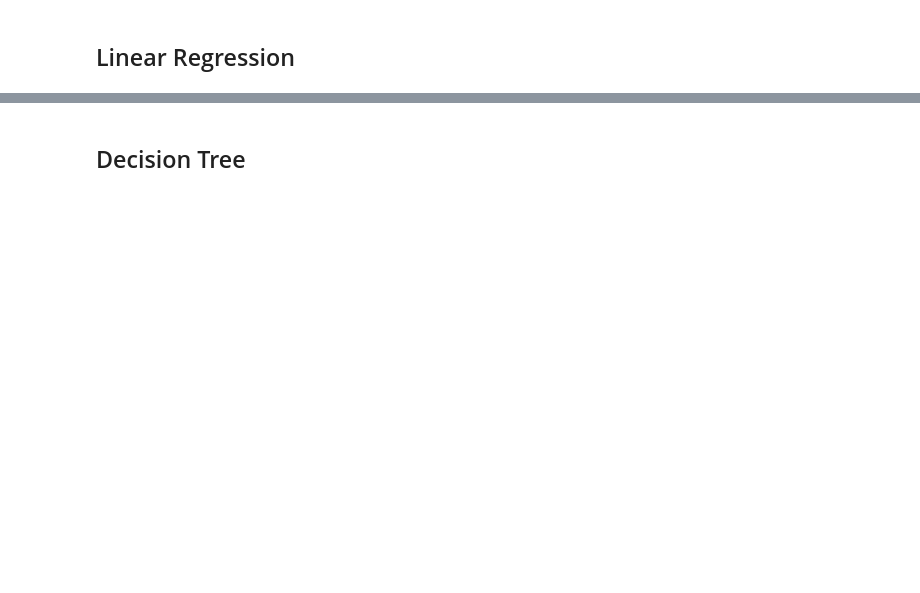
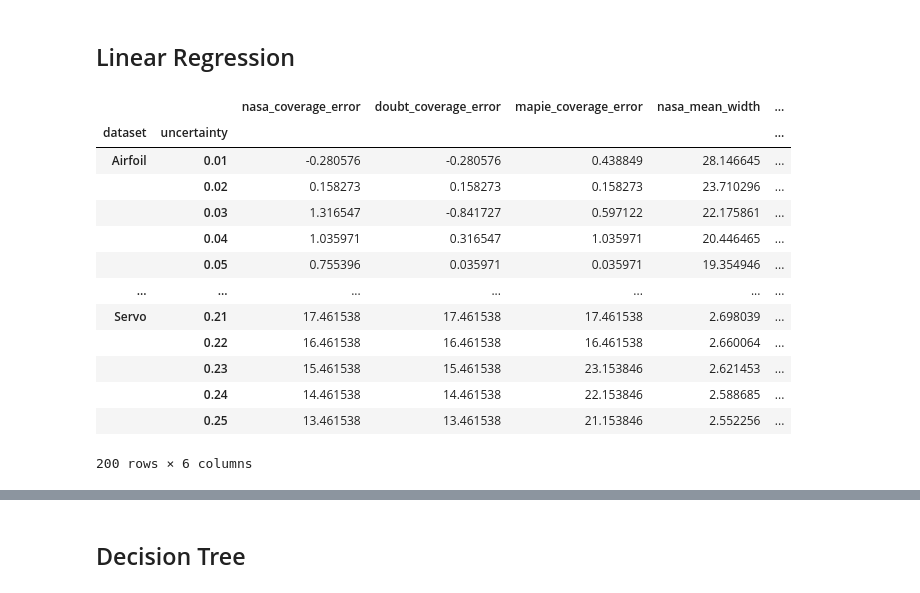
Before and after one commit to cmougan/MonitoringUncertainty, a Jupyter notebook: uncertaintyExperiments.ipynb, the cells around one changed output, grey strips where cells are left out. Saved outputs shown, nothing was run; the diff lists cells and outputs as text; code cells hidden in the pictures; blank space fills up the shorter version.

Commit message:
feat: Update uncertainty experiments

```diff
--- a/uncertaintyExperiments.ipynb
+++ b/uncertaintyExperiments.ipynb
@@ -95,7 +95,7 @@ dataset_classes = [
 
 for dataset_class in dataset_classes:
     dataset = dataset_class()
-    dataset._data = dataset._data.sample(n=min(len(dataset), 10000), random_state=4242)
+    dataset._data = dataset._data.sample(n=min(len(dataset), 2000), random_state=4242)
     X_tr, X_te, y_tr, y_te = dataset.split(test_size=0.1, random_seed=4242)
     X_tr = scaler.fit_transform(X_tr)
     X_te = scaler.transform(X_te)
@@ -112,21 +123,36 @@ model = LinearRegression()
 # %%
 data_dict = defaultdict(list)
 for dataset in tqdm(datasets):
-    for uncertainty in tqdm(np.arange(0.01, 0.51, 0.01), leave=False):
+    for uncertainty in tqdm(np.arange(0.01, 0.26, 0.01), leave=False):
         nasa_coverage, nasa_mean_width = evaluate_nasa(model, *dataset[1:], uncertainty=uncertainty)
         doubt_coverage, doubt_mean_width = evaluate_doubt(model, *dataset[1:], uncertainty=uncertainty)
         mapie_coverage, mapie_mean_width = evaluate_mapie(model, *dataset[1:], uncertainty=uncertainty)
         data_dict['dataset'].append(dataset[0])
         data_dict['uncertainty'].append(uncertainty)
         data_dict['nasa_coverage_error'].append(100 * (1 - uncertainty - nasa_coverage))
         data_dict['doubt_coverage_error'].append(100 * (1 - uncertainty - doubt_coverage))
         data_dict['mapie_coverage_error'].append(100 * (1 - uncertainty - mapie_coverage))
         data_dict['nasa_mean_width'].append(nasa_mean_width)
         data_dict['doubt_mean_width'].append(doubt_mean_width)
         data_dict['mapie_mean_width'].append(mapie_mean_width)
 
 linreg_df = pd.DataFrame(data_dict).set_index(['dataset', 'uncertainty'])
 linreg_df
+# %% [output]
+|  |  | nasa_coverage_error | doubt_coverage_error | mapie_coverage_error | nasa_mean_width | ... |
+| dataset | uncertainty |  |  |  |  | ... |
+| Airfoil | 0.01 | -0.280576 | -0.280576 | 0.438849 | 28.146645 | ... |
+|  | 0.02 | 0.158273 | 0.158273 | 0.158273 | 23.710296 | ... |
+|  | 0.03 | 1.316547 | -0.841727 | 0.597122 | 22.175861 | ... |
+|  | 0.04 | 1.035971 | 0.316547 | 1.035971 | 20.446465 | ... |
+|  | 0.05 | 0.755396 | 0.035971 | 0.035971 | 19.354946 | ... |
+| ... | ... | ... | ... | ... | ... | ... |
+| Servo | 0.21 | 17.461538 | 17.461538 | 17.461538 | 2.698039 | ... |
+|  | 0.22 | 16.461538 | 16.461538 | 16.461538 | 2.660064 | ... |
+|  | 0.23 | 15.461538 | 15.461538 | 23.153846 | 2.621453 | ... |
+|  | 0.24 | 14.461538 | 14.461538 | 22.153846 | 2.588685 | ... |
+|  | 0.25 | 13.461538 | 13.461538 | 21.153846 | 2.552256 | ... |
+200 rows × 6 columns
 # %%
 (linreg_df.abs()
           .describe()
```
Also changed, not shown: parts of 13 cells of this notebook.
